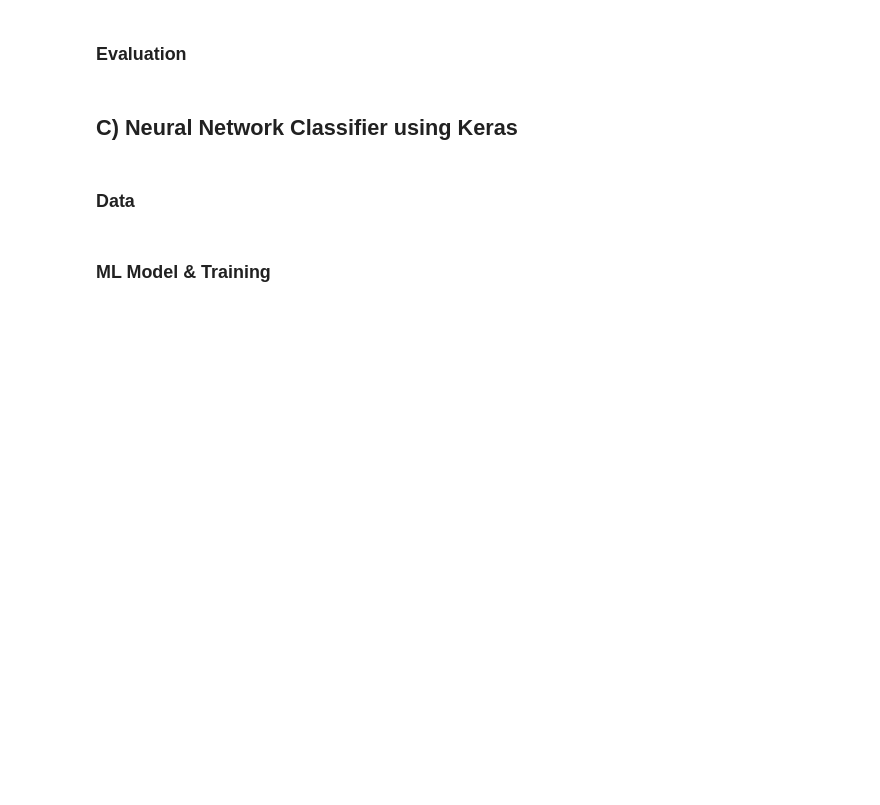
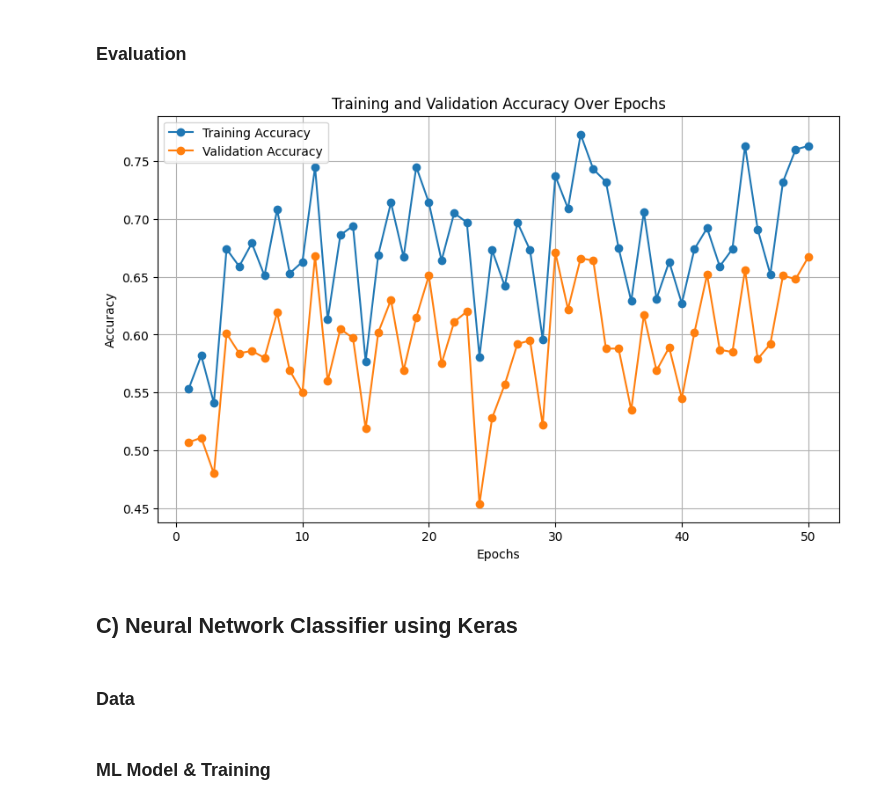
Before and after one commit to MariaFernandaOrtega/Problem-DL-Set-1, a Jupyter notebook: MNIST_classification.ipynb, the cells around one changed output. Cells and saved outputs as stored; diff of their text form; code cells hidden in the pictures; blank space fills up the shorter version.

```diff
--- a/MNIST_classification.ipynb
+++ b/MNIST_classification.ipynb
@@ -90,3 +154,28 @@ history_torch = model.fit(train_loader, val_loader)
+# %%
+'''TODO: plot accuracy on train and validation set over epochs'''
+
+import matplotlib.pyplot as plt
+
+
+train_accuracy = history_torch['accuracy']
+val_accuracy = history_torch['val_accuracy']
+
+epochs = range(1, len(train_accuracy) + 1)
+
+# training and validation accuracy
+plt.figure(figsize=(10, 6))
+plt.plot(epochs, train_accuracy, label='Training Accuracy', marker='o', linestyle='-')
+plt.plot(epochs, val_accuracy, label='Validation Accuracy', marker='o', linestyle='-')
+
+# labels and a legend
+plt.xlabel('Epochs')
+plt.ylabel('Accuracy')
+plt.title('Training and Validation Accuracy Over Epochs')
+plt.legend()
+plt.grid(True)
+plt.show()
+# %% [output]
+[figure, added]
 # %% [markdown]
 ## C) Neural Network Classifier using Keras
 # %% [markdown]
```
Also changed, not shown: parts of 10 cells of this notebook, 11 other files.
